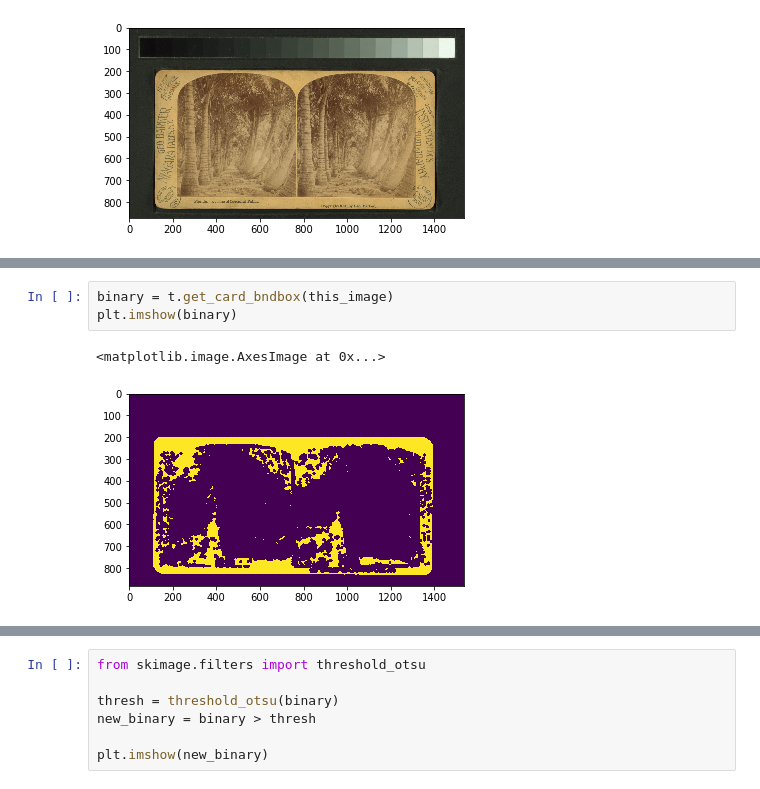
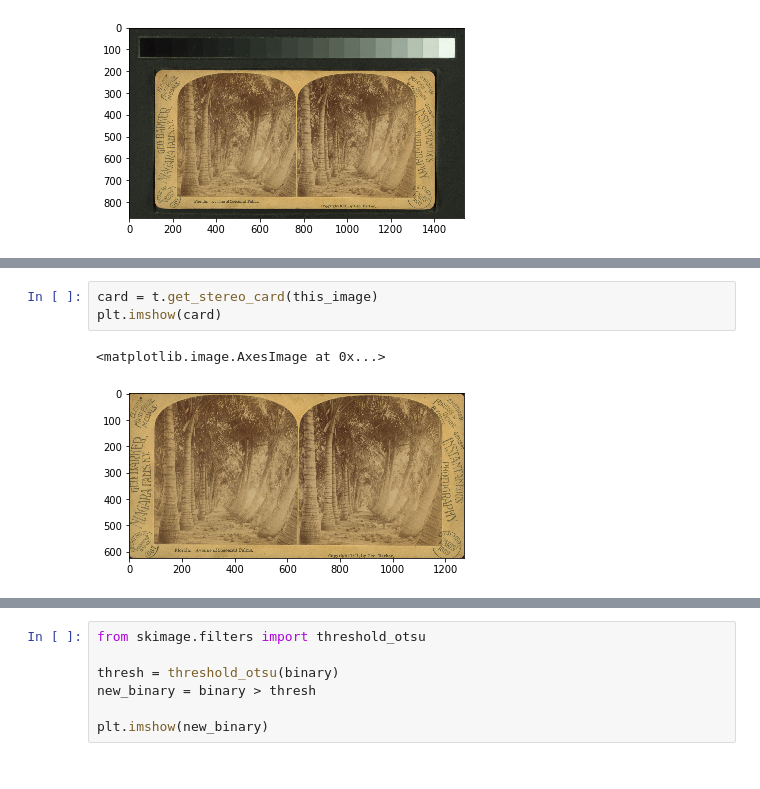
Before and after one commit to atomicguy/vvr_tools, a Jupyter notebook: process_image.ipynb, the cells around one changed output, grey strips where cells are left out. Saved outputs shown, nothing was run; the diff lists cells and outputs as text.

```diff
--- a/process_image.ipynb
+++ b/process_image.ipynb
@@ -49,8 +53,8 @@ plt.imshow(this_image)
 # %%
-binary = t.get_card_bndbox(this_image)
-plt.imshow(binary)
+card = t.get_stereo_card(this_image)
+plt.imshow(card)
 # %% [output]
 <matplotlib.image.AxesImage at 0x...>
-[figure, old version]
+[figure, new version]
 # %%
 card_bbox = t.get_card_bndbox(this_image)
```
Also changed, not shown: parts of 2 cells of this notebook, 1 other file.
